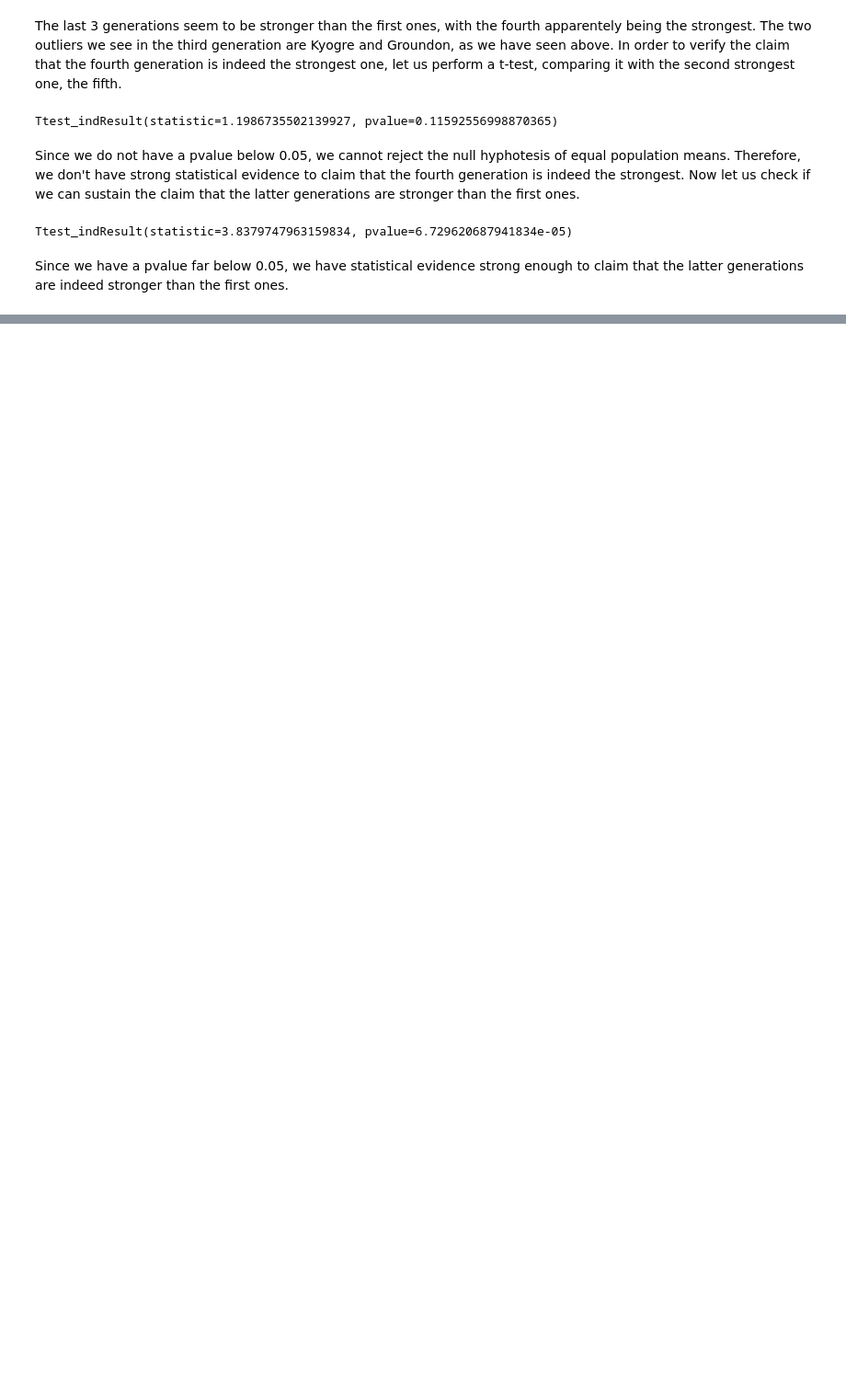
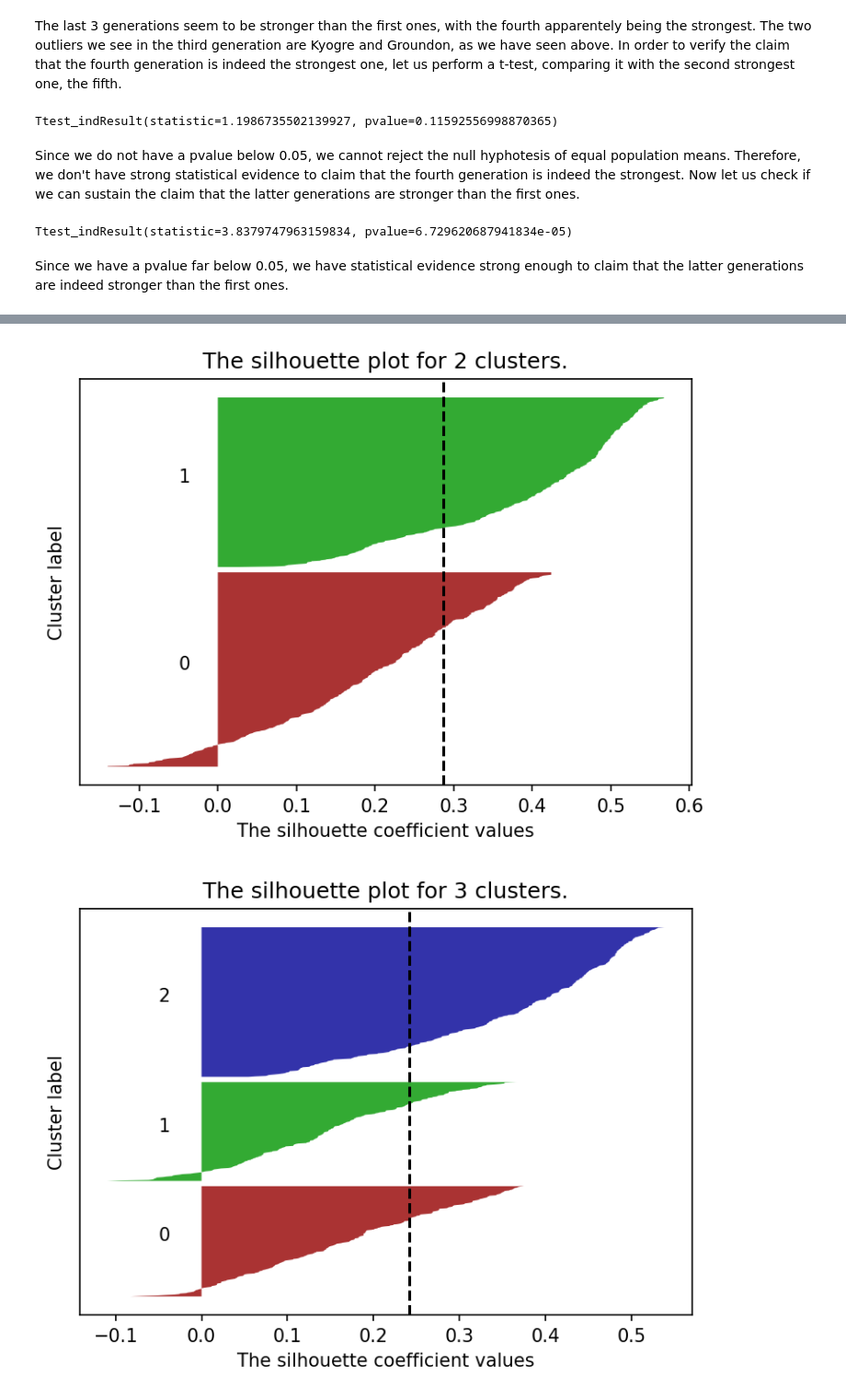
Before and after one commit to mateusmelo821/Pokemon-Generations-Analysis, a Jupyter notebook: index.ipynb, the cells around one changed output, grey strips where cells are left out. Shown at 92% size. Saved outputs shown, nothing was run; the diff lists cells and outputs as text; code cells hidden in the pictures; blank space fills up the shorter version.

```diff
--- a/index.ipynb
+++ b/index.ipynb
@@ -276,0 +282,37 @@ Since we have a  pvalue far below 0.05, we have statistical evidence strong enou
+# %%
+y_lower = 10
+for k in range(2,8):
+    fig, ax = plt.subplots(figsize=(6,4), dpi=150)
+    clusterer = KMeans(n_clusters=k, n_init='auto', random_state=222)
+    labels = clusterer.fit_predict(df_norm[columns])
+    s_score = silhouette_score(df_norm[columns], labels)
+    s_values = silhouette_samples(df_norm[columns], labels)
+    for silhouette in range(k):
+        cluster_silhouette_values = s_values[labels == silhouette]
+
+        cluster_silhouette_values.sort()
+
+        size_cluster = cluster_silhouette_values.shape[0]
+        y_upper = y_lower + size_cluster
+
+        colors = ["#AA3333", "#33AA33", "#3333AA", "#AAAA33", "#AA33AA", "#33AAAA", "#AAAAAA"]
+        ax.fill_betweenx(
+            np.arange(y_lower, y_upper),
+            0,
+            cluster_silhouette_values,
+            facecolor=colors[silhouette]
+        )
+        ax.text(-0.05, y_lower + 0.5 * size_cluster, str(silhouette))
+
+        y_lower = y_upper + 10
+
+    ax.set_title("The silhouette plot for {} clusters.".format(k))
+    ax.set_xlabel("The silhouette coefficient values")
+    ax.set_ylabel("Cluster label")
+    ax.axvline(x=s_score, color="black", linestyle="--")
+    ax.set_yticks([])
+
+plt.show()
+# %% [output]
+[figure, added]
+[figure, added]
```
Also changed, not shown: parts of 11 cells of this notebook, 1 other file.
